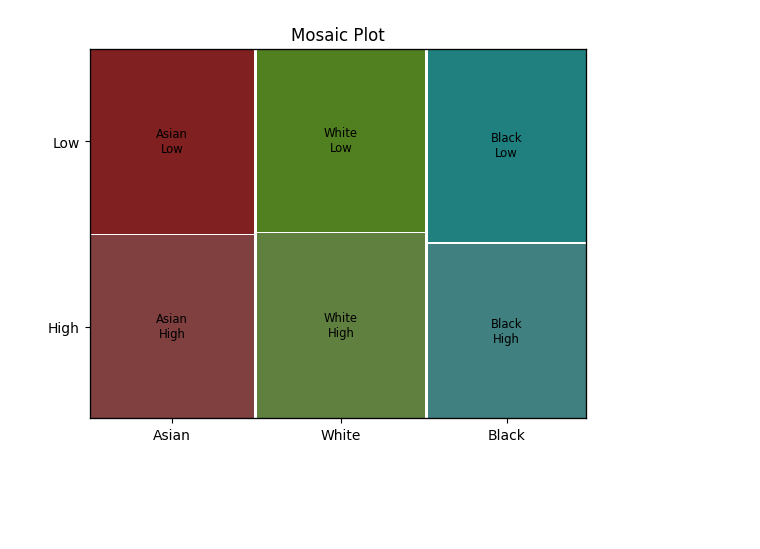
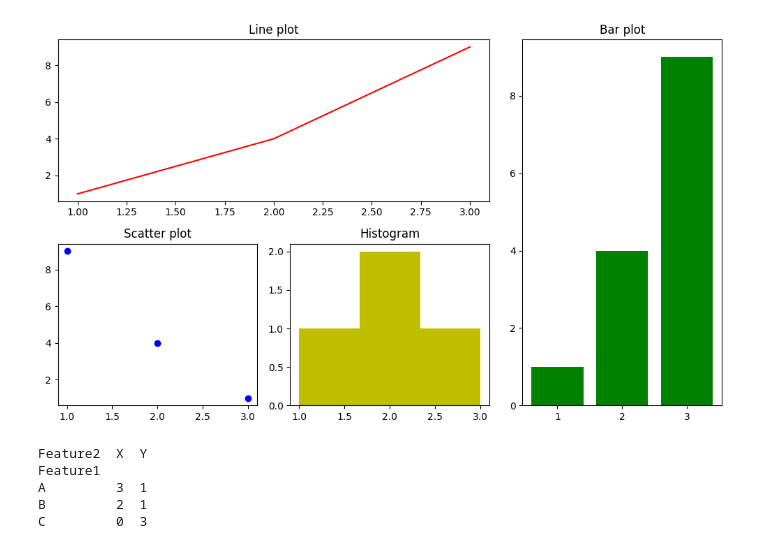
Before and after one commit to comp-well-org/fair-tab-diffusion, a Jupyter notebook: assess/figs.ipynb, the cells around one changed output. Cells and saved outputs as stored; diff of their text form; code cells hidden in the pictures; blank space fills up the shorter version.

```diff
--- a/assess/figs.ipynb
+++ b/assess/figs.ipynb
@@ -38,22 +1,52 @@ plt.show()
-# %%
-import pandas as pd
-import numpy as np
-import seaborn as sns
-import matplotlib.pyplot as plt
-from statsmodels.graphics.mosaicplot import mosaic
-
-# Example DataFrame
-data = pd.DataFrame({
-    'Gender': np.random.choice(['Male', 'Female'], size=10000),
-    'Race': np.random.choice(['White', 'Black', 'Asian'], size=10000),
-    'Target': np.random.choice(['High', 'Low'], size=10000)
-})
-
-# Mosaic Plot
-fig, ax = plt.subplots()
-
-# add colormap and colorbar
-# _ = mosaic(data, ['Gender', 'Race', 'Target'], title='Mosaic Plot', ax=axs[0], statistic=False, axes_label=True)
-_ = mosaic(data, ['Race', 'Target'], title='Mosaic Plot', ax=ax, statistic=False, axes_label=True)
-# %% [output]
-[figure, removed]
+# %%
+import matplotlib.pyplot as plt
+
+# Define the mosaic layout
+mosaic = [
+    ["A", "A", "B"],
+    ["C", "D", "B"],
+]
+
+# Create subplots using the mosaic layout
+fig, axd = plt.subplot_mosaic(mosaic, figsize=(10, 6))
+
+# Plot data on each subplot
+axd['A'].plot([1, 2, 3], [1, 4, 9], 'r')  # Plot on subplot A
+axd['B'].bar([1, 2, 3], [1, 4, 9], color='g')  # Plot on subplot B
+axd['C'].scatter([1, 2, 3], [9, 4, 1], color='b')  # Plot on subplot C
+axd['D'].hist([1, 2, 2, 3], bins=3, color='y')  # Plot on subplot D
+
+# Add titles to subplots
+axd['A'].set_title('Line plot')
+axd['B'].set_title('Bar plot')
+axd['C'].set_title('Scatter plot')
+axd['D'].set_title('Histogram')
+
+# Adjust layout
+plt.tight_layout()
+
+# Show plot
+plt.show()
+# %% [output]
+[figure, added]
+# %%
+import pandas as pd
+import seaborn as sns
+import matplotlib.pyplot as plt
+
+# Sample data
+data = {'Feature1': ['A', 'A', 'B', 'B', 'C', 'C', 'A', 'B', 'C', 'A'],
+        'Feature2': ['X', 'Y', 'X', 'X', 'Y', 'Y', 'X', 'Y', 'Y', 'X']}
+
+df = pd.DataFrame(data)
+
+# Create a contingency table
+contingency_table = pd.crosstab(df['Feature1'], df['Feature2'])
+
+print(contingency_table)
+# %% [output]
+Feature2  X  Y
+Feature1
+A         3  1
+B         2  1
+C         0  3
```
Also changed, not shown: parts of 8 cells of this notebook, 2 other files.
